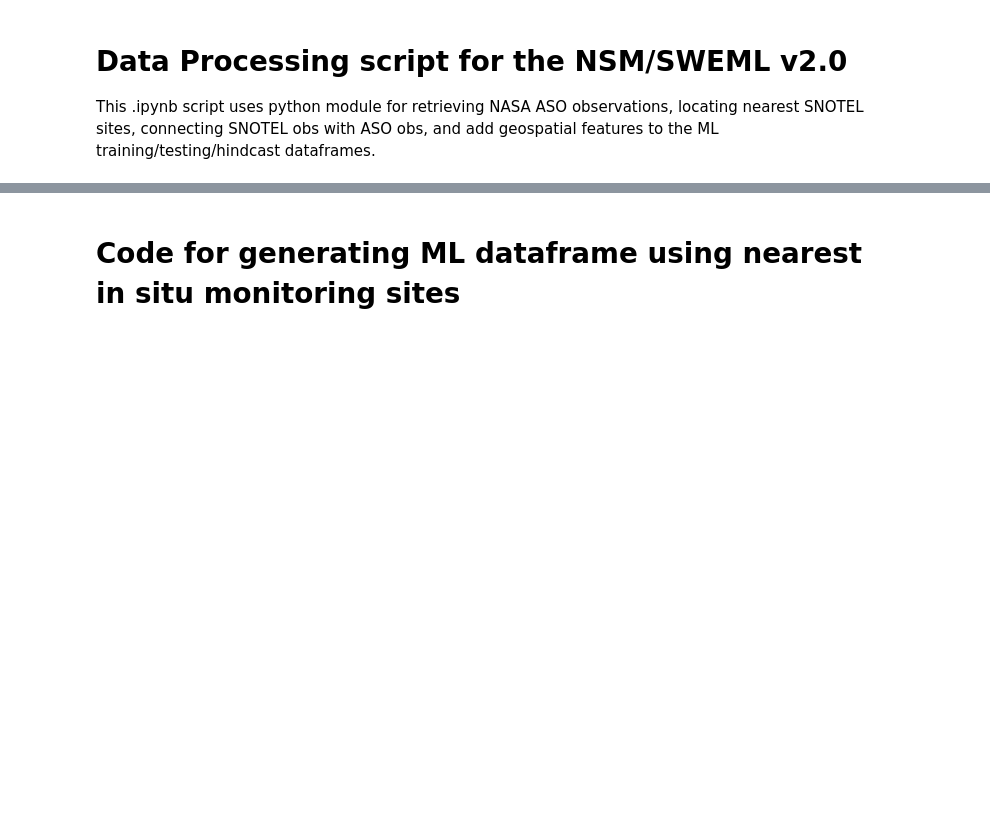
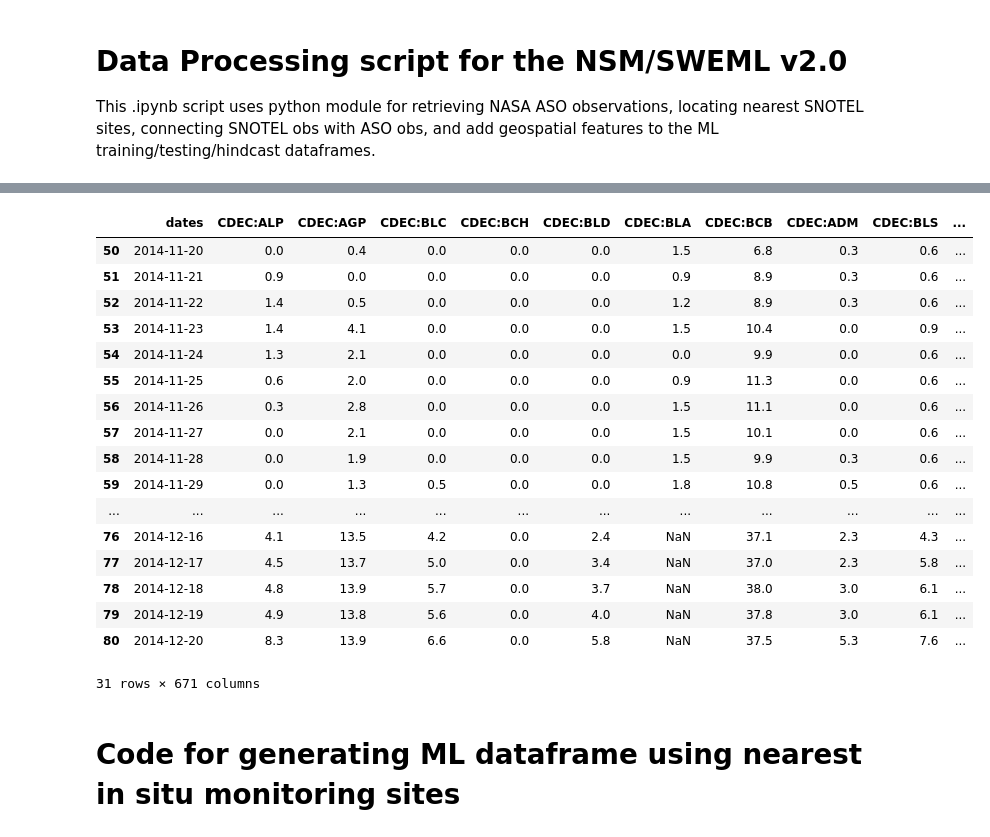
Before and after one commit to whitelightning450/SWEMLv2.0, a Jupyter notebook: Dataprocessing/DataProcessing_PipelineModularized.ipynb, the cells around one changed output, grey strips where cells are left out. Drawn from its saved outputs; the diff is of its cells as text; code cells hidden in the pictures; blank space fills up the shorter version.

```diff
--- a/Dataprocessing/DataProcessing_PipelineModularized.ipynb
+++ b/Dataprocessing/DataProcessing_PipelineModularized.ipynb
@@ -159,3 +136,24 @@ Checking to make sure all files successfully converted...
+# %%
+year_df.loc[50:80]
+# %% [output]
+|  | dates | CDEC:ALP | CDEC:AGP | CDEC:BLC | CDEC:BCH | CDEC:BLD | CDEC:BLA | CDEC:BCB | CDEC:ADM | CDEC:BLS | ... |
+| 50 | 2014-11-20 | 0.0 | 0.4 | 0.0 | 0.0 | 0.0 | 1.5 | 6.8 | 0.3 | 0.6 | ... |
+| 51 | 2014-11-21 | 0.9 | 0.0 | 0.0 | 0.0 | 0.0 | 0.9 | 8.9 | 0.3 | 0.6 | ... |
+| 52 | 2014-11-22 | 1.4 | 0.5 | 0.0 | 0.0 | 0.0 | 1.2 | 8.9 | 0.3 | 0.6 | ... |
+| 53 | 2014-11-23 | 1.4 | 4.1 | 0.0 | 0.0 | 0.0 | 1.5 | 10.4 | 0.0 | 0.9 | ... |
+| 54 | 2014-11-24 | 1.3 | 2.1 | 0.0 | 0.0 | 0.0 | 0.0 | 9.9 | 0.0 | 0.6 | ... |
+| 55 | 2014-11-25 | 0.6 | 2.0 | 0.0 | 0.0 | 0.0 | 0.9 | 11.3 | 0.0 | 0.6 | ... |
+| 56 | 2014-11-26 | 0.3 | 2.8 | 0.0 | 0.0 | 0.0 | 1.5 | 11.1 | 0.0 | 0.6 | ... |
+| 57 | 2014-11-27 | 0.0 | 2.1 | 0.0 | 0.0 | 0.0 | 1.5 | 10.1 | 0.0 | 0.6 | ... |
+| 58 | 2014-11-28 | 0.0 | 1.9 | 0.0 | 0.0 | 0.0 | 1.5 | 9.9 | 0.3 | 0.6 | ... |
+| 59 | 2014-11-29 | 0.0 | 1.3 | 0.5 | 0.0 | 0.0 | 1.8 | 10.8 | 0.5 | 0.6 | ... |
+| ... | ... | ... | ... | ... | ... | ... | ... | ... | ... | ... | ... |
+| 76 | 2014-12-16 | 4.1 | 13.5 | 4.2 | 0.0 | 2.4 | NaN | 37.1 | 2.3 | 4.3 | ... |
+| 77 | 2014-12-17 | 4.5 | 13.7 | 5.0 | 0.0 | 3.4 | NaN | 37.0 | 2.3 | 5.8 | ... |
+| 78 | 2014-12-18 | 4.8 | 13.9 | 5.7 | 0.0 | 3.7 | NaN | 38.0 | 3.0 | 6.1 | ... |
+| 79 | 2014-12-19 | 4.9 | 13.8 | 5.6 | 0.0 | 4.0 | NaN | 37.8 | 3.0 | 6.1 | ... |
+| 80 | 2014-12-20 | 8.3 | 13.9 | 6.6 | 0.0 | 5.8 | NaN | 37.5 | 5.3 | 7.6 | ... |
+31 rows × 671 columns
 # %% [markdown]
 # Code for generating ML dataframe using nearest in situ monitoring sites
 # %%
```
Also changed, not shown: parts of 24 cells of this notebook, 7 other files.
